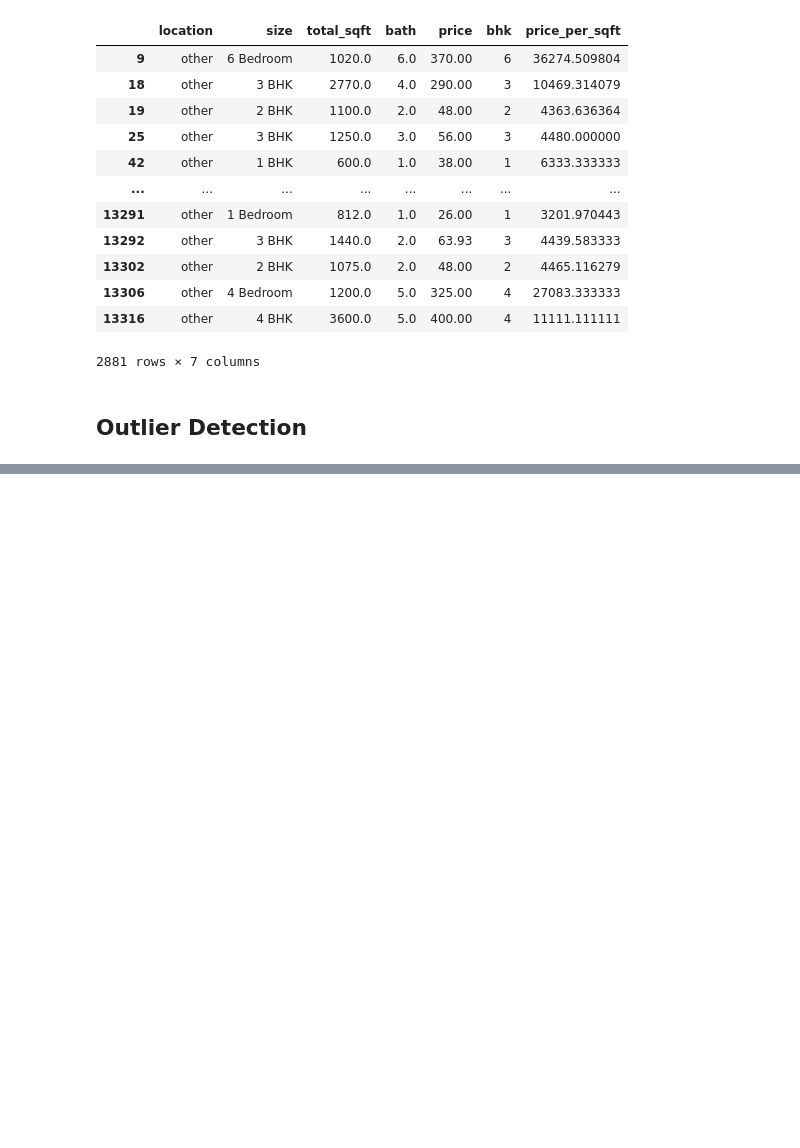
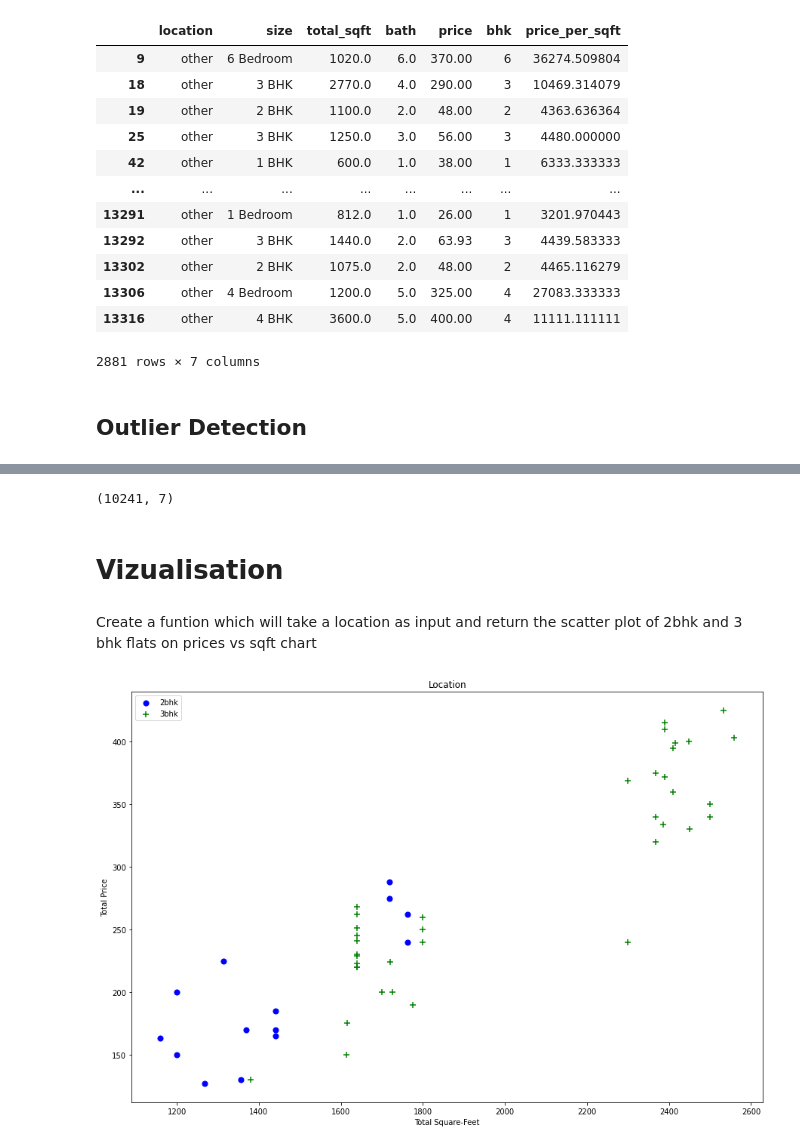
Before and after one commit to rohit-1026/House-Price-Prediction, a Jupyter notebook: House_Price_Pred.ipynb, the cells around one changed output, grey strips where cells are left out. Cells and saved outputs as stored; diff of their text form; code cells hidden in the pictures; blank space fills up the shorter version.

Commit message:
Data Vizualisation initiated

```diff
--- a/House_Price_Pred.ipynb
+++ b/House_Price_Pred.ipynb
@@ -379,0 +402,3 @@ video 3 over
+# %%
+df5 = df4[~((df4['total_sqft']/df4['bhk']) <300)]
+df5.shape
@@ -379,0 +425,35 @@ video 3 over
+# %%
+def remove_pps_outlier(df):
+  df_out = pd.DataFrame()
+  for key, subdf in df.groupby('location'):
+    m = np.mean(subdf['price_per_sqft'])
+    st = np.std(subdf['price_per_sqft'])
+    reduced_df = subdf[(subdf['price_per_sqft']>(m - st)) & (subdf['price_per_sqft']<= (m+st))]
+    df_out = pd.concat([df_out, reduced_df], ignore_index = True)
+  return df_out
+# %%
+df6 = remove_pps_outlier(df5)
+# %%
+df6.shape
+# %% [output]
+(10241, 7)
+# %% [markdown]
+# Vizualisation
+# %% [markdown]
+Create a funtion which will take a location as input and return the scatter plot of 2bhk and 3 bhk flats on prices vs sqft chart
+# %%
+def plot_scatter_chart(df,location):
+  bhk2 = df[(df['location'] == location) & (df['bhk'] == 2)]
+  bhk3 =df[(df['location'] == location) & (df['bhk'] == 3)]
+  matplotlib.rcParams['figure.figsize'] = (15,10)
+
+  plt.scatter(bhk2['total_sqft'], bhk2['price'], color = 'blue', label = '2bhk', s=50)
+  plt.scatter(bhk3['total_sqft'], bhk3['price'], color = 'green', marker = '+', label = '3bhk', s=50)
+  plt.xlabel('Total Square-Feet')
+  plt.ylabel('Total Price')
+  plt.title('Location')
+  plt.legend()
+# %%
+plot_scatter_chart(df6, 'Rajaji Nagar')
+# %% [output]
+[figure, added]
```
Also changed, not shown: parts of 10 cells of this notebook.
